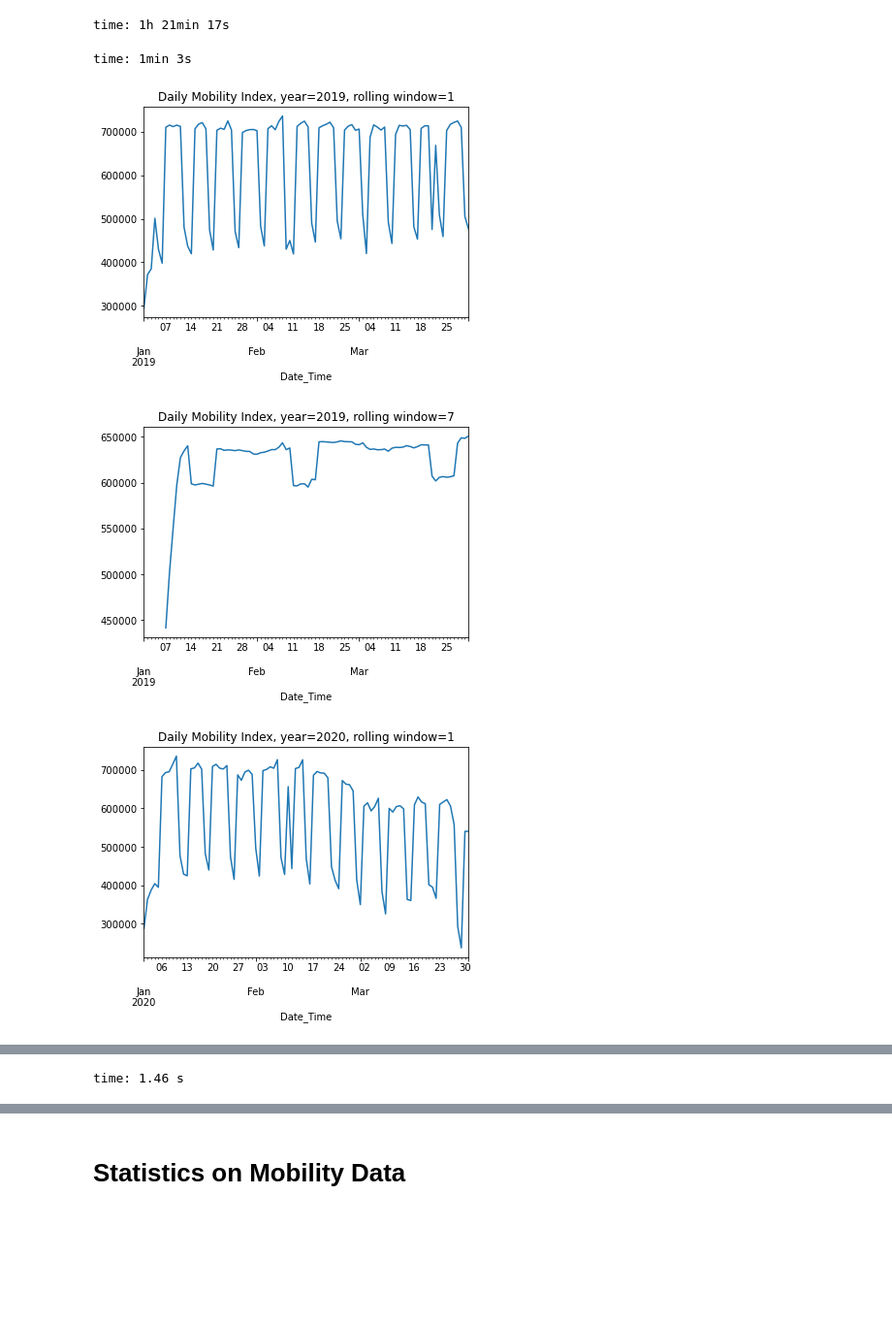
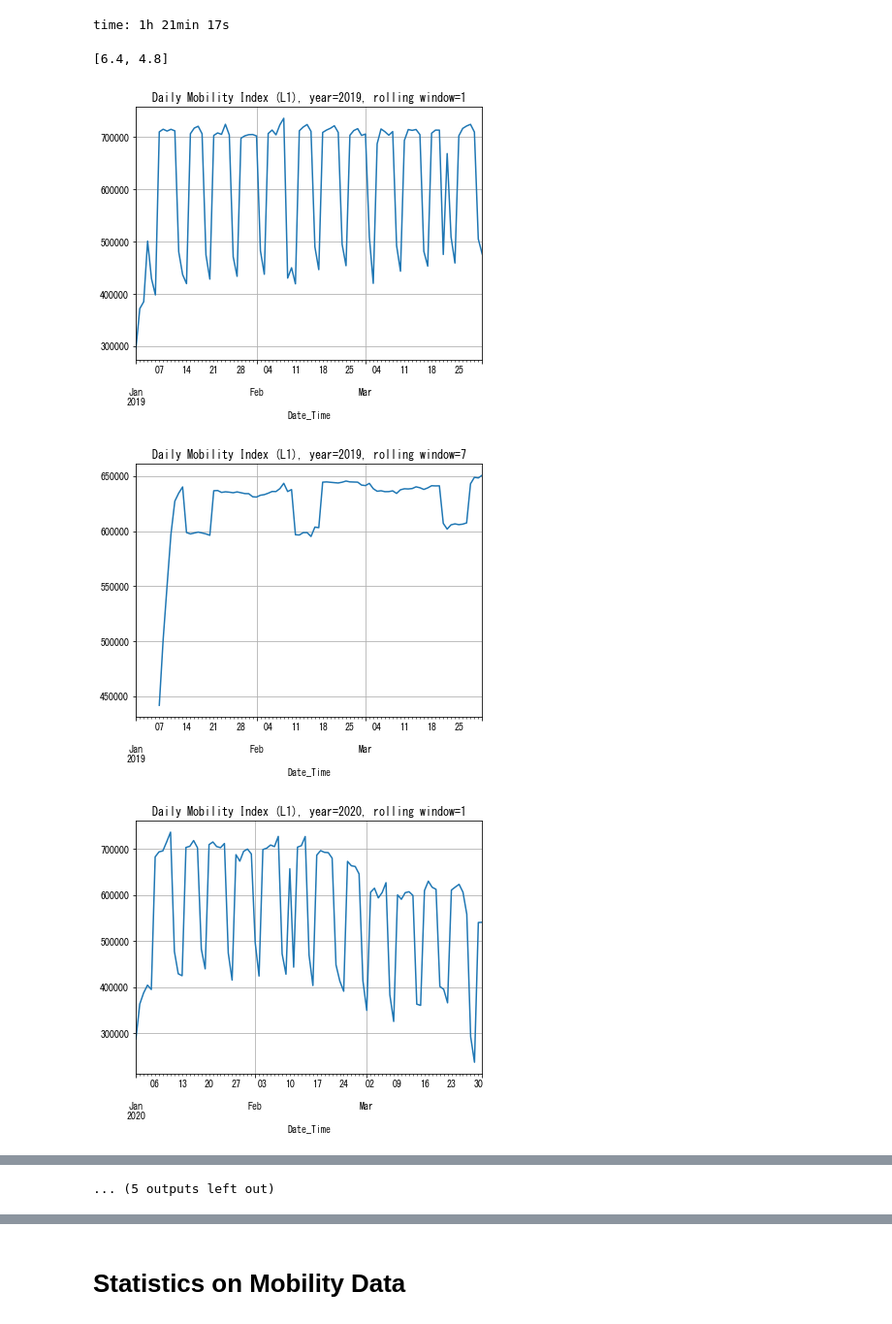
Before and after one commit to personal-hm2/coronavirus_model, a Jupyter notebook: UNICEF2.ipynb, the cells around one changed output, grey strips where cells are left out. Shown: that part at 97% size. Drawn from its saved outputs; the diff is of its cells as text; code cells hidden in the pictures; blank space fills up the shorter version.

```diff
--- a/UNICEF2.ipynb
+++ b/UNICEF2.ipynb
@@ -64,37 +64,65 @@ time_range= DatetimeIndex(['2019-01-01 00:00:00', '2019-01-01 01:00:00',
 time: 1h 21min 17s
 # %%
 import numpy as np
-
+import pandas as pd
+import matplotlib.pyplot as plt
+%load_ext autotime
+default_figsize = plt.rcParams['figure.figsize']
 year = "2020"
 def read_out2(year):
     df = pd.read_csv("Data/DoCoMo/" + year + "_out2.csv", parse_dates=[0])
     df = df.rename(columns={'Unnamed: 0':"Date_Time"}).set_index("Date_Time").fillna(0)
-    delta = np.zeros(len(df))
+    l1_delta = np.zeros(len(df))
+    l2_delta = np.zeros(len(df))
+    mean = np.zeros(len(df))
+    std = np.zeros(len(df))
     for i in range(1,len(df)):
-        delta[i] = np.linalg.norm(df.iloc[i].values - df.iloc[i-1].values, ord=1)
-
-    df["delta"] = delta
+        l1_delta[i] = np.linalg.norm(df.iloc[i].values - df.iloc[i-1].values, ord=1)
+        l2_delta[i] = np.linalg.norm(df.iloc[i].values - df.iloc[i-1].values, ord=2)
+        mean[i] = df.iloc[i].mean()
+        std[i] = df.iloc[i].std()
+    df["L1"] = l1_delta
+    df["L2"] = l2_delta
+    df["mean"] = mean
+    df["std"] = std
     return df
 
 mobility_2019 = read_out2("2019")
 mobility_2020 = read_out2("2020")
+mobility_2020
+plt.rcParams['figure.figsize']
 # %% [output]
-time: 1min 3s
+[6.4, 4.8]
 # %%
 
-def mobility_plot(df, year, w):
-    mobility = df["delta"]
+def mobility_plot(df, metric, year, w):
+    mobility = df[metric]
     daily_mobility = mobility.resample('1D').mean().rolling(w).mean()
-    plt.title("Daily Mobility Index, year={}, rolling window={}".format(year,w))
-    daily_mobility.plot()
+    plt.title("Daily Mobility Index ({}), year={}, rolling window={}".format(metric, year,w))
+    daily_mobility.plot(grid=True)
     plt.show()
 
 
-mobility_plot(mobility_2019, "2019", 1)
-mobility_plot(mobility_2019, "2019", 7)
-mobility_plot(mobility_2020, "2020", 1)
-mobility_plot(mobility_2020, "2020", 7)
+mobility_plot(mobility_2019, "L1", "2019", 1)
+mobility_plot(mobility_2019, "L1", "2019", 7)
+mobility_plot(mobility_2020, "L1", "2020", 1)
+mobility_plot(mobility_2020, "L1", "2020", 7)
+
+mobility_plot(mobility_2019, "L2", "2019", 1)
+mobility_plot(mobility_2019, "L2", "2019", 7)
+mobility_plot(mobility_2020, "L2", "2020", 1)
+mobility_plot(mobility_2020, "L2", "2020", 7)
+
+mobility_plot(mobility_2019, "mean", "2019", 1)
+mobility_plot(mobility_2019, "mean", "2019", 7)
+mobility_plot(mobility_2020, "mean", "2020", 1)
+mobility_plot(mobility_2020, "mean", "2020", 7)
+
+mobility_plot(mobility_2019, "std", "2019", 1)
+mobility_plot(mobility_2019, "std", "2019", 7)
+mobility_plot(mobility_2020, "std", "2020", 1)
+mobility_plot(mobility_2020, "std", "2020", 7)
 # %% [output]
-[figure, old version]
+[figure, new version]
-[figure, old version]
+[figure, new version]
-[figure, old version]
+[figure, new version]
@@ -102,4 +138,4 @@ mobility_plot(mobility_2020, "2020", 7)
-time: 1.46 s
+... (5 outputs left out)
 # %%
 import numpy as np
 import pandas as pd
```
Also changed, not shown: parts of 20 cells of this notebook, 1 other file.
